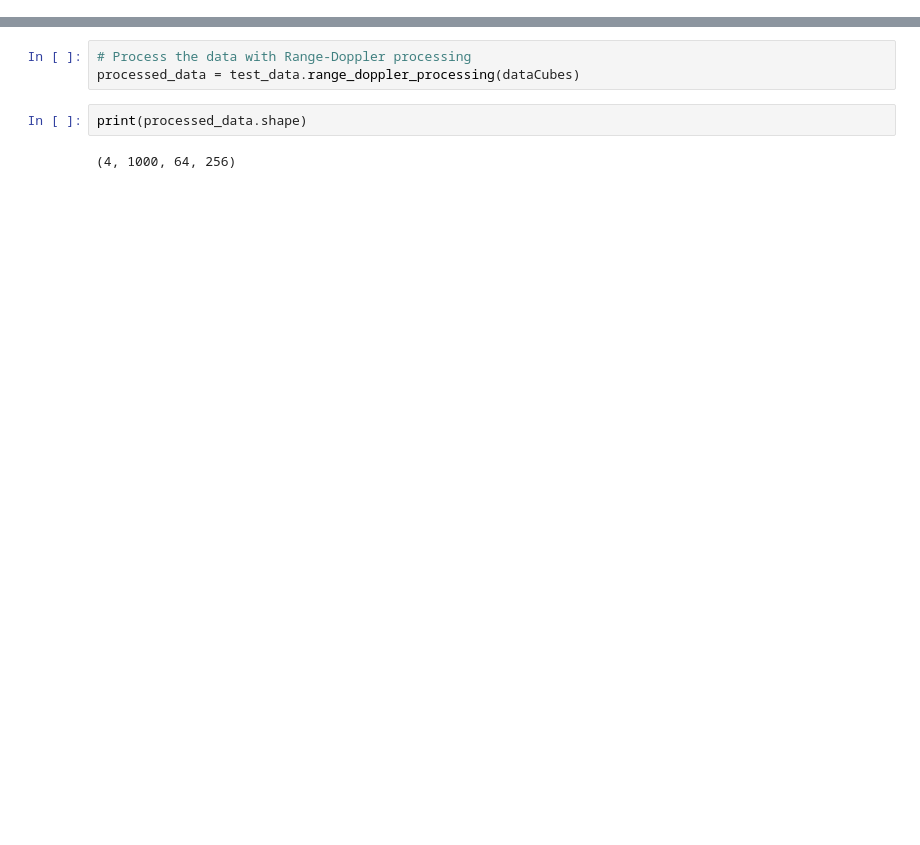
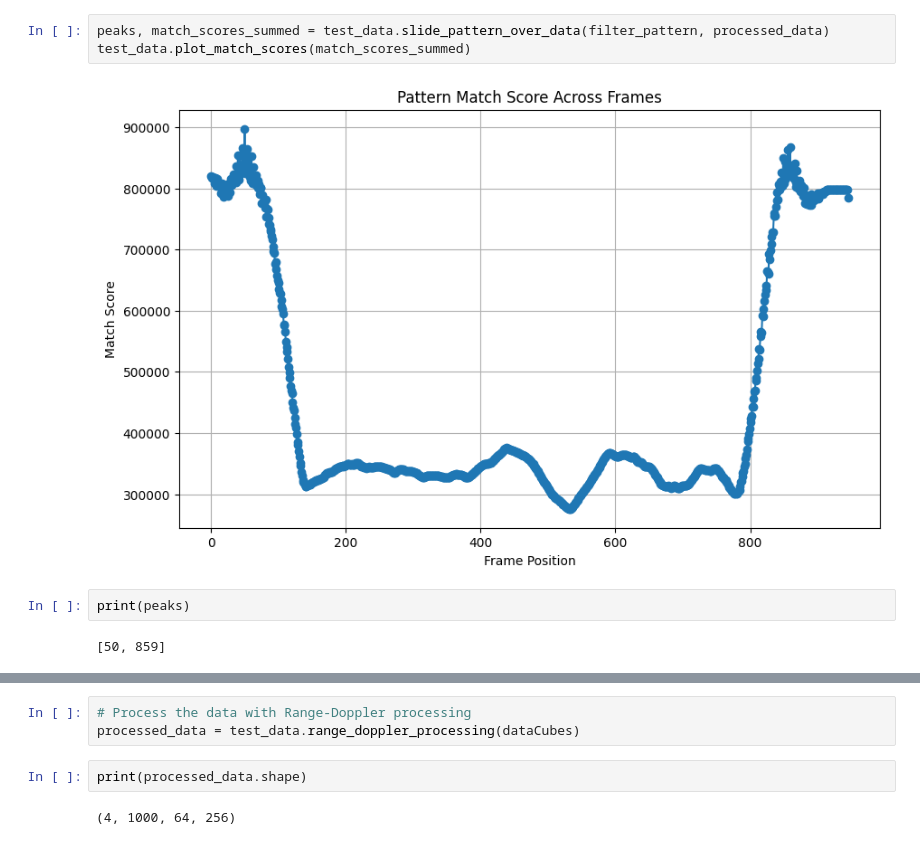
Before and after one commit to CopelandMIT/RADARTreePose, a Jupyter notebook: main.ipynb, the cells around one changed output, grey strips where cells are left out. Cells and saved outputs as stored; diff of their text form; blank space fills up the shorter version.

```diff
--- a/main.ipynb
+++ b/main.ipynb
@@ -21,0 +57,9 @@ print(dataCubes.shape)
+# %%
+peaks, match_scores_summed = test_data.slide_pattern_over_data(filter_pattern, processed_data)
+test_data.plot_match_scores(match_scores_summed)
+# %% [output]
+[figure, added]
+# %%
+print(peaks)
+# %% [output]
+[50, 859]
```
Also changed, not shown: parts of 18 cells of this notebook, 4 other files.
